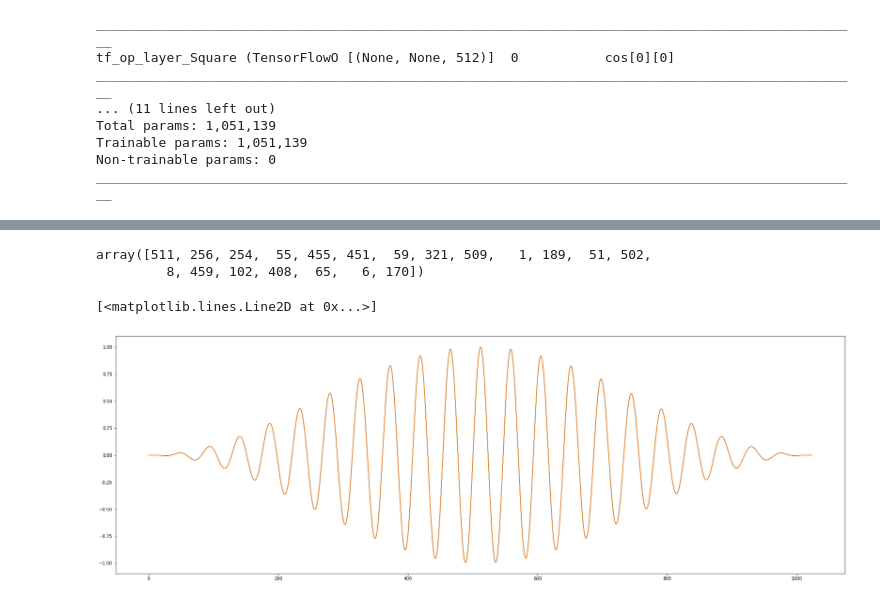
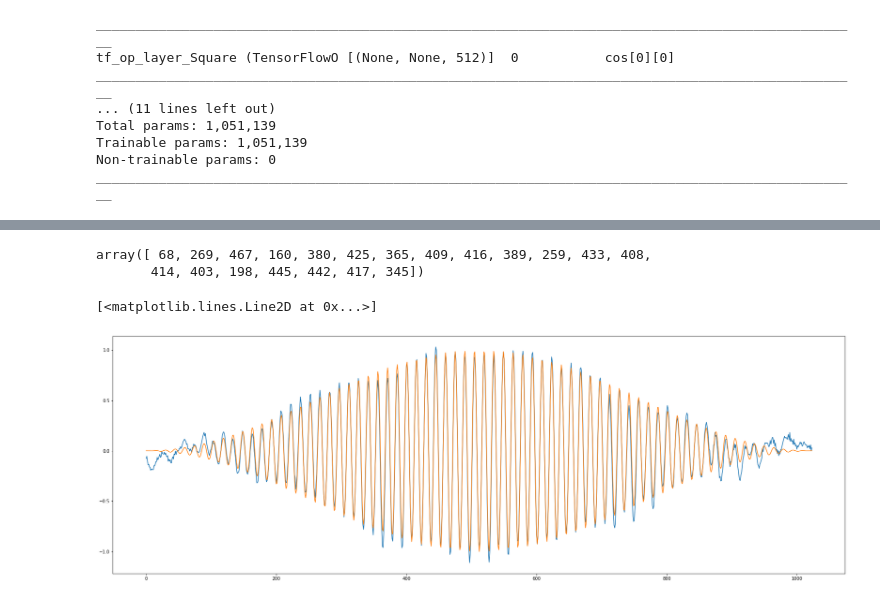
Before and after one commit to jganzabal/kaggle-birds, a Jupyter notebook: 02_Model.ipynb, the cells around one changed output, grey strips where cells are left out. Saved outputs shown, nothing was run; the diff lists cells and outputs as text; code cells hidden in the pictures.

```diff
--- a/02_Model.ipynb
+++ b/02_Model.ipynb
@@ -9,10 +6,18 @@ import numpy as np
 from matplotlib import pyplot as plt
 import IPython.display as ipd
 # %%
-from birds_utils import DataGenerator
+from birds_utils import DataGenerator, DataGeneratorV2, get_class_audio_files_npy
 
-dataset_folder_train = './dataset/train/'
-dataset_folder_val = './dataset/val/'
-dgen_train = DataGenerator(dataset_folder_train, batch_size=128)
-dgen_val = DataGenerator(dataset_folder_val, batch_size=128)
+# dataset_folder_train = './dataset/train/'
+# dataset_folder_val = './dataset/val/'
+# dgen_train = DataGenerator(dataset_folder_train, batch_size=128)
+# dgen_val = DataGenerator(dataset_folder_val, batch_size=128)
+
+# train_files = np.load('train_files.npy')
+# val_files = np.load('val_files.npy')
+# train_labels = np.load('train_labels.npy')
+# val_labels = np.load('val_labels.npy')
+TARGET_FOLDER = './dataset/npy_22050/'
+
+class_audiofiles, train_files, val_files, train_labels, val_labels = get_class_audio_files_npy(TARGET_FOLDER)
 # %% [output]
@@ -20,0 +27,5 @@ dgen_val = DataGenerator(dataset_folder_val, batch_size=128)
+# %%
+min_std = 0.5
+N = 5
+dgen_train = DataGeneratorV2(list(train_files)*N, list(train_labels)*N, min_std=min_std, batch_size=128)
+dgen_val = DataGeneratorV2(list(val_files)*N, list(val_labels)*N, min_std=min_std, batch_size=128)
@@ -113,10 +154,10 @@ set_cnn_weights(model, filters_cos, filters_sin)
 # model.get_layer('sin').trainable = False
 # %%
 cbs = [
-    callbacks.ModelCheckpoint('weights_2048.hdf5', monitor='val_accuracy', verbose=1, save_best_only=True),
+    callbacks.ModelCheckpoint('weights_1024.hdf5', monitor='val_accuracy', verbose=1, save_best_only=True),
     # callbacks.ReduceLROnPlateau(monitor='val_accuracy', patience=10, min_lr=1e-5)
 ]
 # %%
 model.compile(optimizer=optimizers.Adam(lr=0.001), loss='categorical_crossentropy', metrics=['accuracy'])
-history = model.fit(dgen_train, epochs=5, validation_data=dgen_val, callbacks=cbs)
+history = model.fit(dgen_train, epochs=20, validation_data=dgen_val, callbacks=cbs, use_multiprocessing=True, workers=8)
 # %% [output]
@@ -172,16 +220,16 @@ most_diff_indexes = np.argsort((weights_cos - filters_cos).var(axis=1))[::-1]
 # %%
 most_diff_indexes[:20]
 # %% [output]
-array([511, 256, 254,  55, 455, 451,  59, 321, 509,   1, 189,  51, 502,
-         8, 459, 102, 408,  65,   6, 170])
+array([ 68, 269, 467, 160, 380, 425, 365, 409, 416, 389, 259, 433, 408,
+       414, 403, 198, 445, 442, 417, 345])
 # %%
-idx = 21
+idx = 68
 plt.figure(figsize=(30,10))
 plt.plot(weights_cos[idx])
 plt.plot(filters_cos[idx])
 # %% [output]
 [<matplotlib.lines.Line2D at 0x...>]
-[figure, old version]
+[figure, new version]
 # %%
 # x, sr, duration = get_train_clip(train[train['ebird_code']=='ameavo'].iloc[0])
 # print(duration)
```
Also changed, not shown: parts of 15 cells of this notebook, 3 other files.
